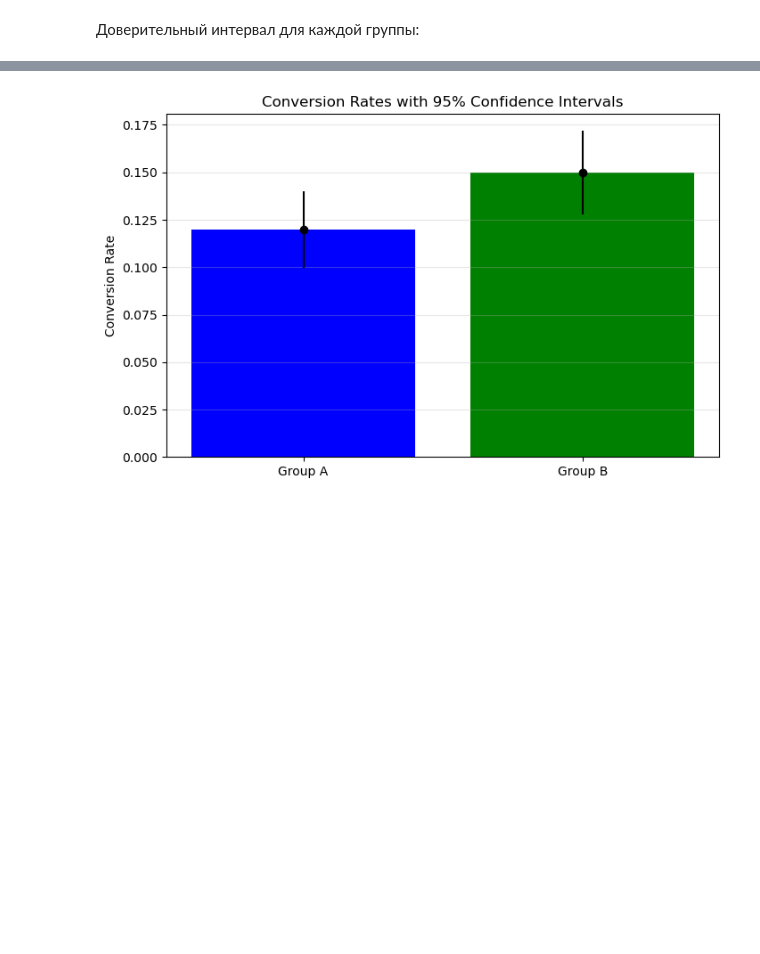
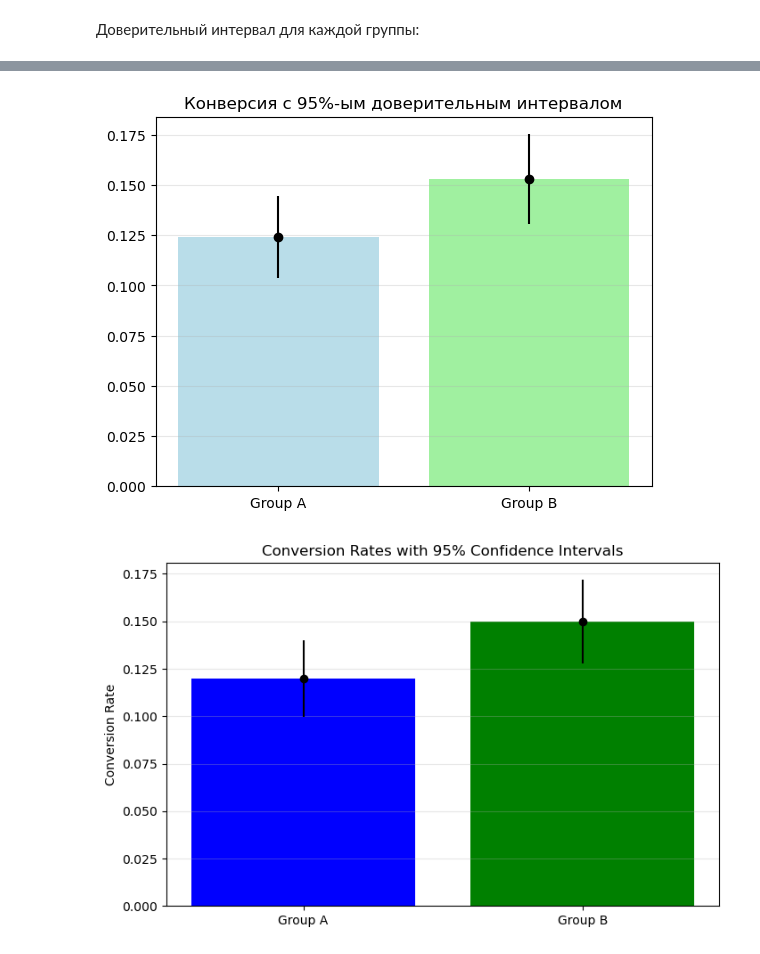
Before and after one commit to gbrs/ab_tests, a Jupyter notebook: statistical_tests.ipynb, the cells around one changed output, grey strips where cells are left out. Drawn from its saved outputs; the diff is of its cells as text; code cells hidden in the pictures; blank space fills up the shorter version.

Commit message:
add diagram and questions

```diff
--- a/statistical_tests.ipynb
+++ b/statistical_tests.ipynb
@@ -76,0 +77,17 @@ confidence_interval_A, confidence_interval_B
+# %%
+conv_rates = [sucess_A / group_A_size, sucess_B / group_B_size]
+groups = ['Group A', 'Group B']
+
+plt.title('Конверсия с 95%-ым доверительным интервалом')
+plt.grid(axis='y', alpha=0.3)
+plt.bar(groups, conv_rates, color=['lightblue', 'lightgreen'], alpha=0.85)
+plt.errorbar(
+    groups
+    , conv_rates
+    , yerr=[conv_rates[0]-confidence_interval_A[0], conv_rates[1]-confidence_interval_B[0]]
+    , fmt='o'
+    , color='black'
+)
+plt.show()
+# %% [output]
+[figure, added]
```
Also changed, not shown: parts of 6 cells of this notebook, 1 other file.
